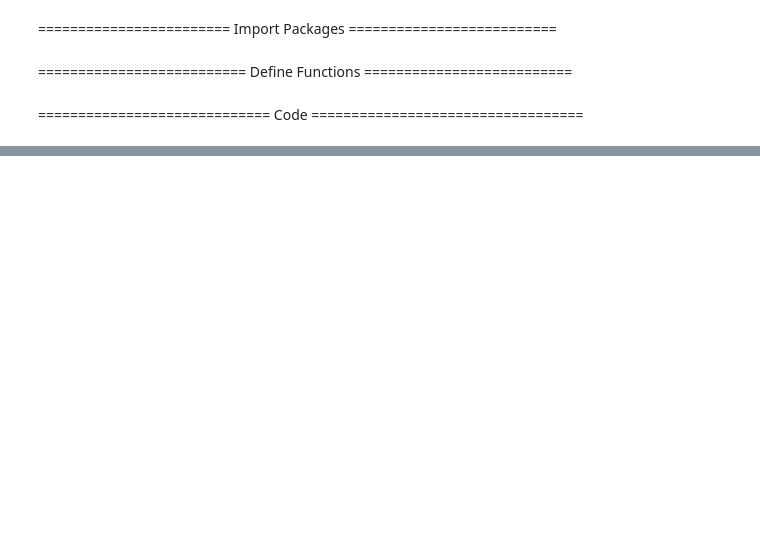
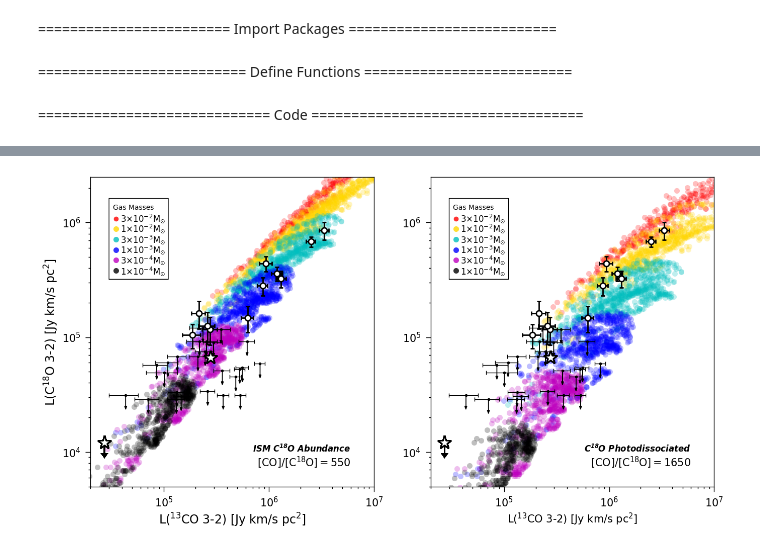
Before and after one commit to desci-labs/alma-survey, a Jupyter notebook: codes/plot_figure_04.ipynb, the cells around one changed output, grey strips where cells are left out. Drawn from its saved outputs; the diff is of its cells as text; code cells hidden in the pictures; blank space fills up the shorter version.

```diff
--- a/codes/plot_figure_04.ipynb
+++ b/codes/plot_figure_04.ipynb
@@ -150,5 +152,10 @@ ax.set_yscale('log')
 ax.set_xlabel(r'$\mathregular{L(^{13}CO}$' + ' 3-2) [Jy km/s ' +r'$\mathregular{pc^{2}]}$', fontsize=15)
 plot_grid(ax,gasgrid,low18=True)
 plot_data(ax, T['Dis'], T['l_F13CO'], T['F13CO'], T['e_F13CO'], T['l_F18CO'], T['F18CO'], T['e_F18CO'])
+# %%
+### SHOW PLOT
+fig
+# %% [output]
+[figure, added]
 # %%
 ### SAVE FIGURE
```
Also changed, not shown: parts of 4 cells of this notebook, 7 other files.
